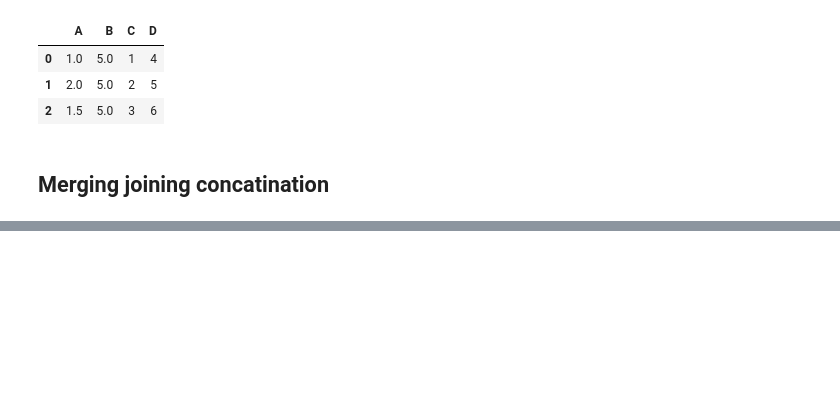
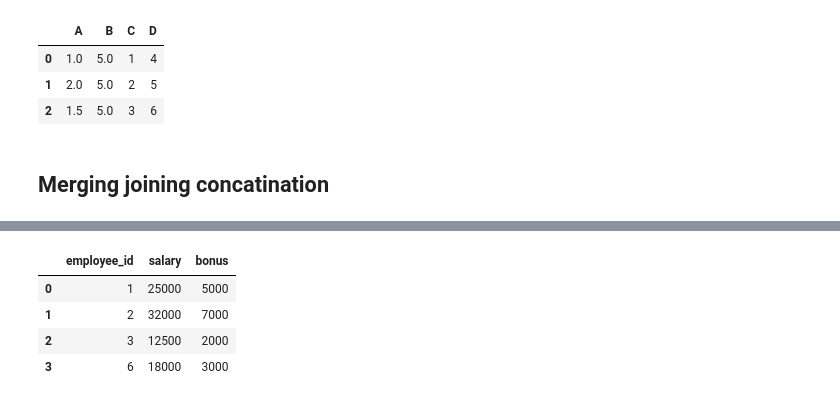
Before and after one commit to AyushSharma-17/dataanalysis_python_l1, a Jupyter notebook: copy_of_pandas_ex.ipynb, the cells around one changed output, grey strips where cells are left out. Saved outputs shown, nothing was run; the diff lists cells and outputs as text; code cells hidden in the pictures; blank space fills up the shorter version.

```diff
--- a/copy_of_pandas_ex.ipynb
+++ b/copy_of_pandas_ex.ipynb
@@ -302,0 +325,8 @@ df2.fillna(df2.mean())
+# %%
+salaries
+# %% [output]
+|  | employee_id | salary | bonus |
+| 0 | 1 | 25000 | 5000 |
+| 1 | 2 | 32000 | 7000 |
+| 2 | 3 | 12500 | 2000 |
+| 3 | 6 | 18000 | 3000 |
```
Also changed, not shown: parts of 15 cells of this notebook.
